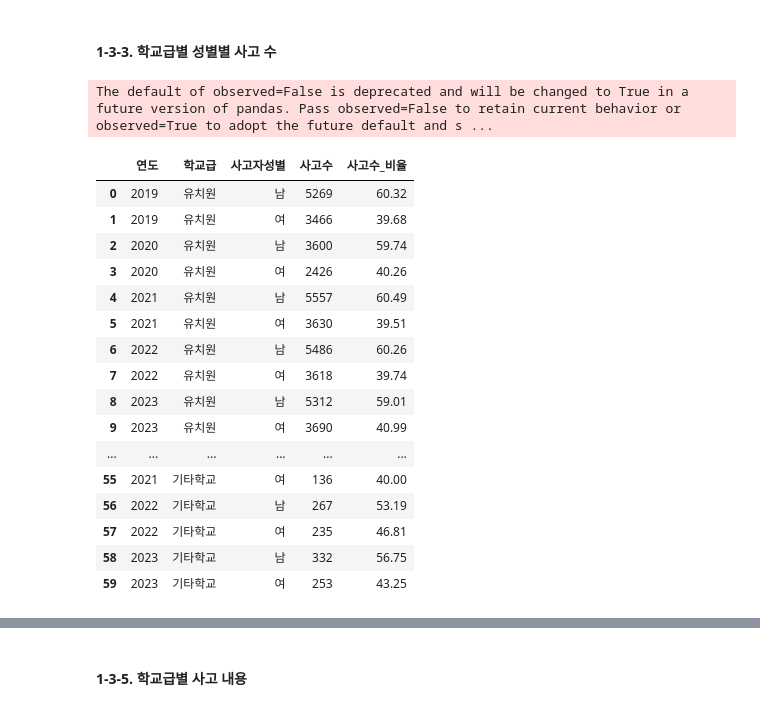
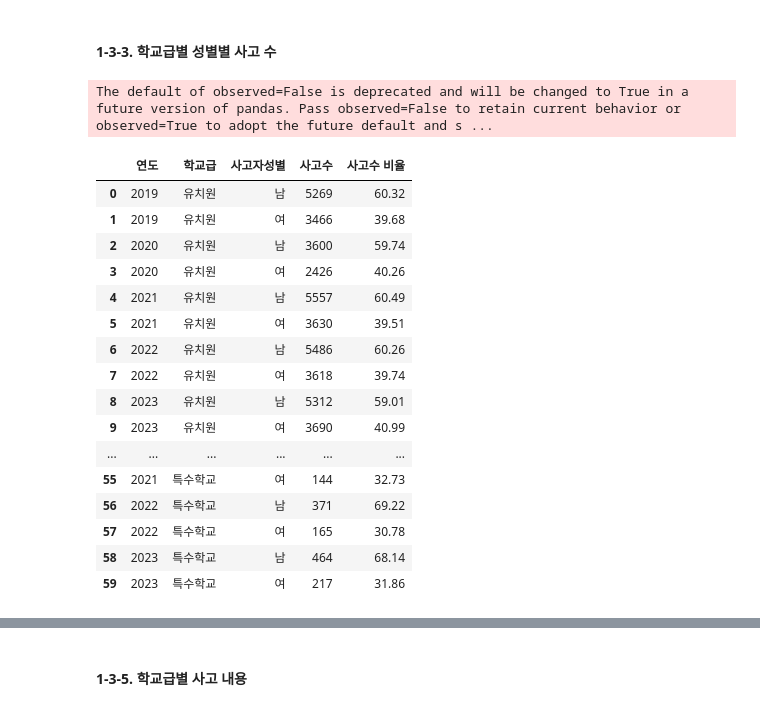
Before and after one commit to CHOIEUNHYE/school-accidents, a Jupyter notebook: code/eda/학교안전사고현황eda_이유정.ipynb, the cells around one changed output, grey strips where cells are left out. Drawn from its saved outputs; the diff is of its cells as text; code cells hidden in the pictures.

```diff
--- a/code/eda/학교안전사고현황eda_이유정.ipynb
+++ b/code/eda/학교안전사고현황eda_이유정.ipynb
@@ -942,0 +106,9 @@ create_piechart(sch_ss_grade, '연도', '특수학교_사고자학년', '사고
+# %%
+# 사고자구분 중 '일반학생', '특수학교(학급)학생', '체육특기학생' 값만 추출
+print('추출 전:', df.사고자구분.unique())
+
+sch_df = df[df['사고자구분'].isin(['일반학생', '특수학교(학급)학생', '체육특기학생'])]
+print('추출 후:', sch_df.사고자구분.unique())
+
+# 연도 type str로 변경
+sch_df['연도'] = sch_df['연도'].astype(str)
@@ -943,24 +532,26 @@ create_piechart(sch_ss_grade, '연도', '특수학교_사고자학년', '사고
 # %% [markdown]
 #### 1-3-3. 학교급별 성별별 사고 수
 # %%
-# 사고발생일 중 연도만 추출 후 연도, 학교급, 사고자성별 기준으로 groupby
-sch_gender_acci = sch_df.groupby(['연도', '학교급', '사고자성별']).size().reset_index(name='사고수')
-
-# 연도 type str로 변경
-sch_gender_acci['연도'] = sch_gender_acci['연도'].astype(str)
-
+# sch_gender_acci 데이터프레임
+# 기타학교 값 제외
+sch_gender_acci = sch_df[sch_df['학교급'] != '기타학교']
+# 초등학교 저학년/고학년 구분
+sch_gender_acci.loc[(sch_gender_acci['학교급']=='초등학교')&(sch_gender_acci['사고자학년'].isin(['1학년','2학년','3학년'])),'학교급']='초등학교(저학년)'
+sch_gender_acci.loc[(sch_gender_acci['학교급']=='초등학교')&(sch_gender_acci['사고자학년'].isin(['4학년','5학년','6학년'])),'학교급']='초등학교(고학년)'
+# 연도, 학교급, 사고자성별 기준으로 groupby
+sch_gender_acci = sch_gender_acci.groupby(['연도', '학교급', '사고자성별']).size().reset_index(name='사고수')
 # 연도, 학교급 기준으로 정렬
-custom_order = ["유치원", "초등학교", "중학교", "고등학교", "특수학교", "기타학교"]
+custom_order = ["유치원", "초등학교(저학년)", "초등학교(고학년)", "중학교", "고등학교", "특수학교", "기타학교"]
 sch_gender_acci['학교급'] = pd.Categorical(sch_gender_acci['학교급'], categories=custom_order, ordered=True)
 sch_gender_acci = sch_gender_acci.sort_values(['학교급','연도']).reset_index(drop=True)
-
 # 사고자성별별 사고수 비율 계산
-sch_gender_acci['사고수_비율'] = sch_gender_acci.groupby(['연도', '학교급'])['사고수'].transform(lambda x: (x / x.sum() * 100).round(2))
-
+sch_gender_acci['사고수 비율'] = sch_gender_acci.groupby(['연도', '학교급'])['사고수'].transform(lambda x: (x / x.sum() * 100).round(2))
+# 초등학교 저학년/고학년 구분 과정에서 생긴 nan 값(사고자학년 값이 유아인 경우) 처리
+sch_gender_acci = sch_gender_acci.dropna()
 sch_gender_acci
 # %% [output]
 The default of observed=False is deprecated and will be changed to True in a future version of pandas. Pass observed=False to retain current behavior or observed=True to adopt the future default and s ...
-|  | 연도 | 학교급 | 사고자성별 | 사고수 | 사고수_비율 |
+|  | 연도 | 학교급 | 사고자성별 | 사고수 | 사고수 비율 |
 | 0 | 2019 | 유치원 | 남 | 5269 | 60.32 |
 | 1 | 2019 | 유치원 | 여 | 3466 | 39.68 |
 | 2 | 2020 | 유치원 | 남 | 3600 | 59.74 |
@@ -972,8 +563,8 @@ The default of observed=False is deprecated and will be changed to True in a fut
 | 8 | 2023 | 유치원 | 남 | 5312 | 59.01 |
 | 9 | 2023 | 유치원 | 여 | 3690 | 40.99 |
 | ... | ... | ... | ... | ... | ... |
-| 55 | 2021 | 기타학교 | 여 | 136 | 40.00 |
-| 56 | 2022 | 기타학교 | 남 | 267 | 53.19 |
-| 57 | 2022 | 기타학교 | 여 | 235 | 46.81 |
-| 58 | 2023 | 기타학교 | 남 | 332 | 56.75 |
-| 59 | 2023 | 기타학교 | 여 | 253 | 43.25 |
+| 55 | 2021 | 특수학교 | 여 | 144 | 32.73 |
+| 56 | 2022 | 특수학교 | 남 | 371 | 69.22 |
+| 57 | 2022 | 특수학교 | 여 | 165 | 30.78 |
+| 58 | 2023 | 특수학교 | 남 | 464 | 68.14 |
+| 59 | 2023 | 특수학교 | 여 | 217 | 31.86 |
```
Also changed, not shown: parts of 104 cells of this notebook, 2 other files.
